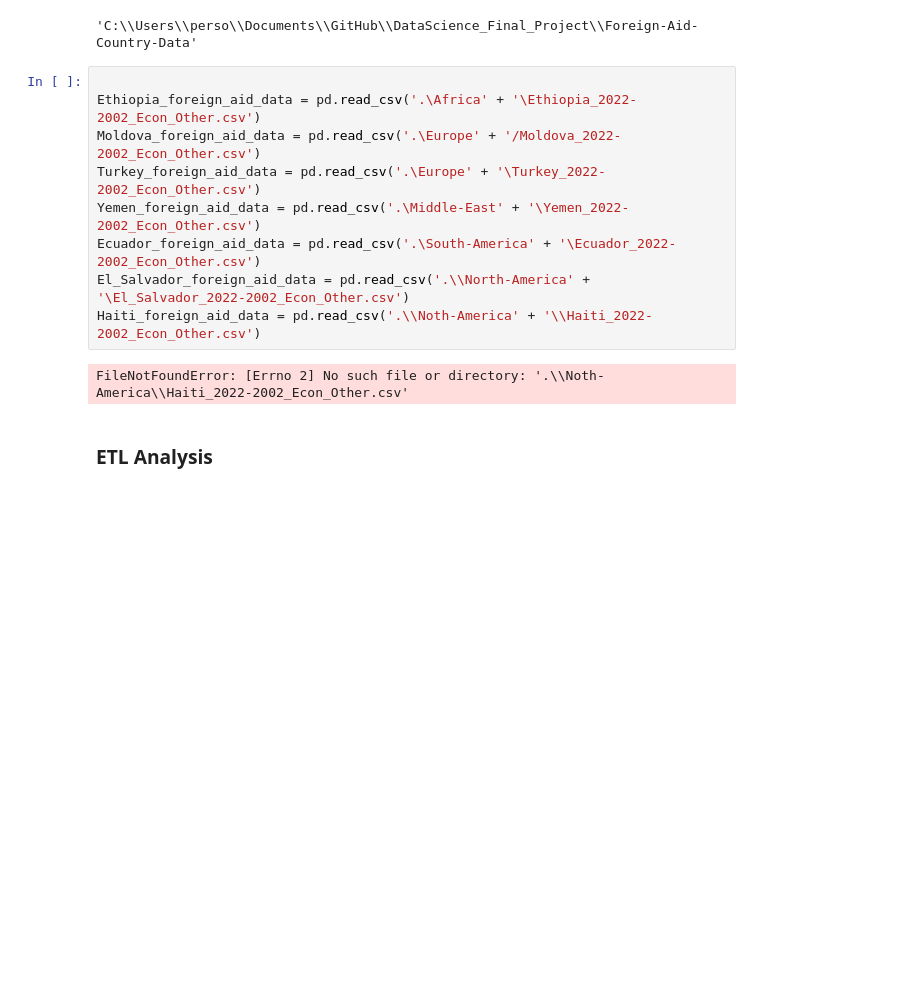
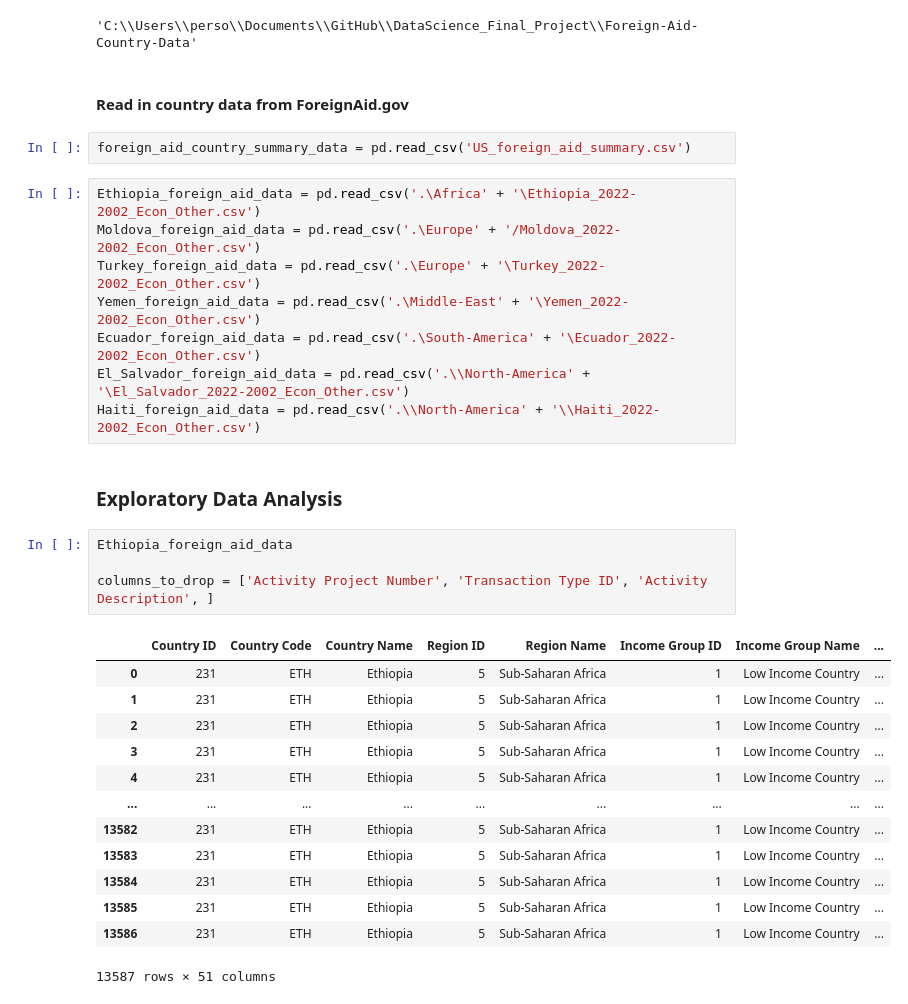
Before and after one commit to chriscallahan99/DataScience_Final_Project, a Jupyter notebook: DS_Milestone_1.ipynb, the cells around one changed output. Saved outputs shown, nothing was run; the diff lists cells and outputs as text; blank space fills up the shorter version.

Commit message:
foreign aid summary

```diff
--- a/DS_Milestone_1.ipynb
+++ b/DS_Milestone_1.ipynb
@@ -61,16 +94,35 @@ North/Central America: El Salvador, Haiti
 os.chdir('Foreign-Aid-Country-Data')
 # %% [output]
 'C:\\Users\\perso\\Documents\\GitHub\\DataScience_Final_Project\\Foreign-Aid-Country-Data'
+# %% [markdown]
+#### Read in country data from ForeignAid.gov
+# %%
+foreign_aid_country_summary_data = pd.read_csv('US_foreign_aid_summary.csv')
 # %%
-
 Ethiopia_foreign_aid_data = pd.read_csv('.\Africa' + '\Ethiopia_2022-2002_Econ_Other.csv')
 Moldova_foreign_aid_data = pd.read_csv('.\Europe' + '/Moldova_2022-2002_Econ_Other.csv')
 Turkey_foreign_aid_data = pd.read_csv('.\Europe' + '\Turkey_2022-2002_Econ_Other.csv')
 Yemen_foreign_aid_data = pd.read_csv('.\Middle-East' + '\Yemen_2022-2002_Econ_Other.csv')
 Ecuador_foreign_aid_data = pd.read_csv('.\South-America' + '\Ecuador_2022-2002_Econ_Other.csv')
 El_Salvador_foreign_aid_data = pd.read_csv('.\\North-America' + '\El_Salvador_2022-2002_Econ_Other.csv')
-Haiti_foreign_aid_data = pd.read_csv('.\\Noth-America' + '\\Haiti_2022-2002_Econ_Other.csv')
+Haiti_foreign_aid_data = pd.read_csv('.\\North-America' + '\\Haiti_2022-2002_Econ_Other.csv')
-# %% [output]
-FileNotFoundError: [Errno 2] No such file or directory: '.\\Noth-America\\Haiti_2022-2002_Econ_Other.csv'
 # %% [markdown]
-### ETL Analysis
+### Exploratory Data Analysis
+# %%
+Ethiopia_foreign_aid_data
+
+columns_to_drop = ['Activity Project Number', 'Transaction Type ID', 'Activity Description', ]
+# %% [output]
+|  | Country ID | Country Code | Country Name | Region ID | Region Name | Income Group ID | Income Group Name | ... |
+| 0 | 231 | ETH | Ethiopia | 5 | Sub-Saharan Africa | 1 | Low Income Country | ... |
+| 1 | 231 | ETH | Ethiopia | 5 | Sub-Saharan Africa | 1 | Low Income Country | ... |
+| 2 | 231 | ETH | Ethiopia | 5 | Sub-Saharan Africa | 1 | Low Income Country | ... |
+| 3 | 231 | ETH | Ethiopia | 5 | Sub-Saharan Africa | 1 | Low Income Country | ... |
+| 4 | 231 | ETH | Ethiopia | 5 | Sub-Saharan Africa | 1 | Low Income Country | ... |
+| ... | ... | ... | ... | ... | ... | ... | ... | ... |
+| 13582 | 231 | ETH | Ethiopia | 5 | Sub-Saharan Africa | 1 | Low Income Country | ... |
+| 13583 | 231 | ETH | Ethiopia | 5 | Sub-Saharan Africa | 1 | Low Income Country | ... |
+| 13584 | 231 | ETH | Ethiopia | 5 | Sub-Saharan Africa | 1 | Low Income Country | ... |
+| 13585 | 231 | ETH | Ethiopia | 5 | Sub-Saharan Africa | 1 | Low Income Country | ... |
+| 13586 | 231 | ETH | Ethiopia | 5 | Sub-Saharan Africa | 1 | Low Income Country | ... |
+13587 rows × 51 columns
```
Also changed, not shown: parts of 2 cells of this notebook, 1 other file.
